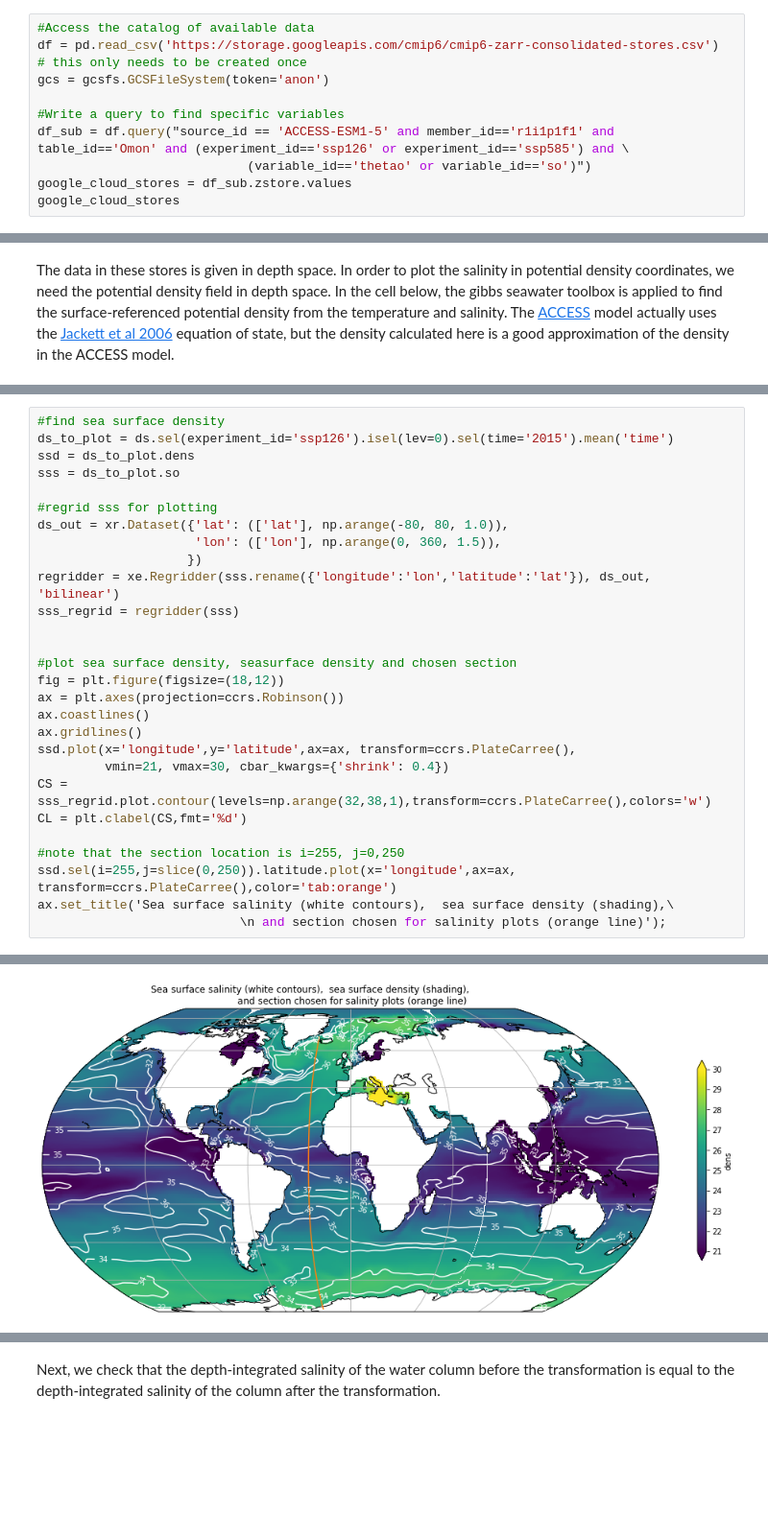
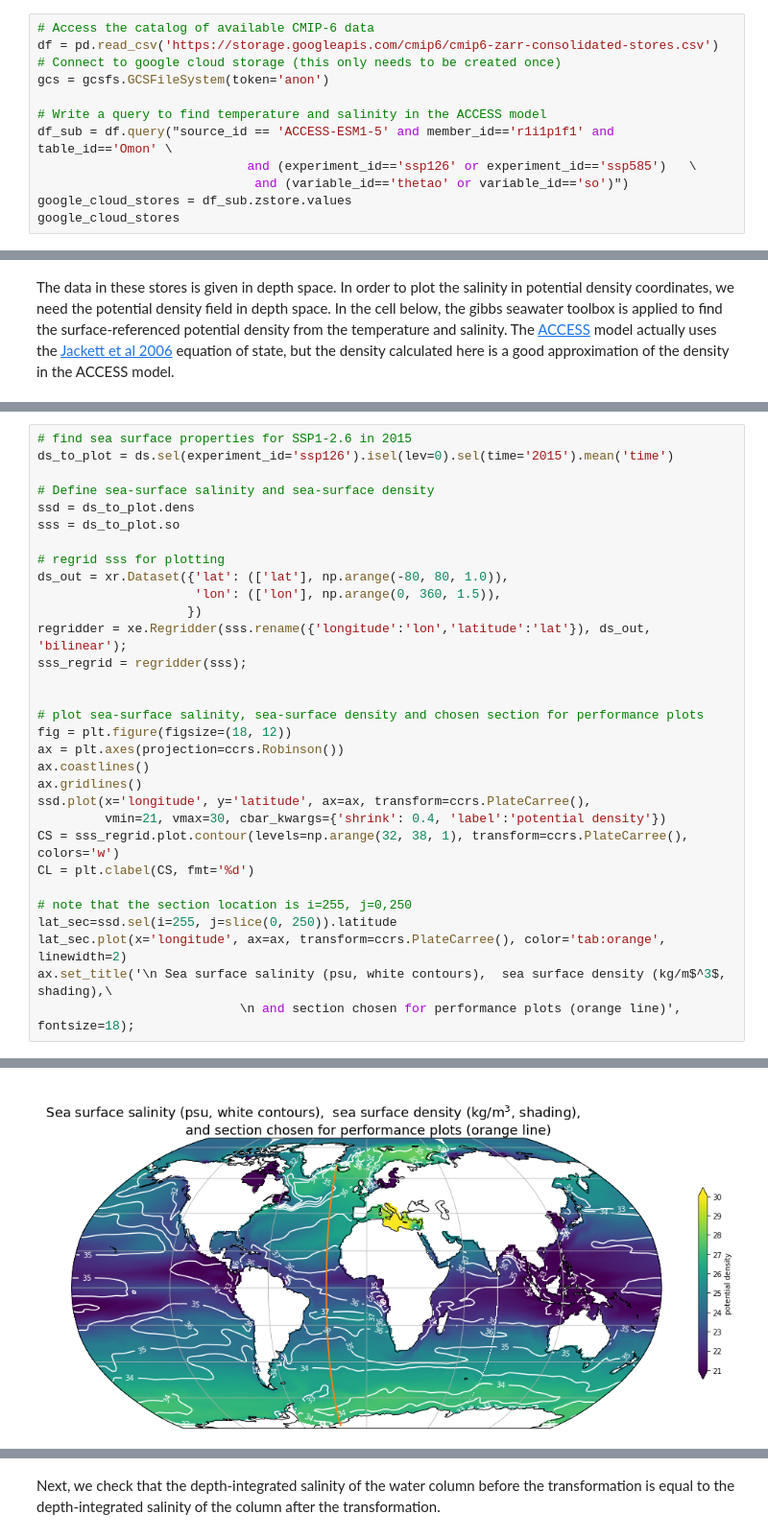
Before and after one commit to cspencerjones/vertical_regridding, a Jupyter notebook: xarrayutils_xlayers.ipynb, the cells around one changed output, grey strips where cells are left out. Shown: that part at 96% size. Drawn from its saved outputs; the diff is of its cells as text; blank space fills up the shorter version.

```diff
--- a/xarrayutils_xlayers.ipynb
+++ b/xarrayutils_xlayers.ipynb
@@ -33,13 +30,14 @@ import warnings
 warnings.filterwarnings('ignore')
 # %%
-#Access the catalog of available data
+# Access the catalog of available CMIP-6 data
 df = pd.read_csv('https://storage.googleapis.com/cmip6/cmip6-zarr-consolidated-stores.csv')
-# this only needs to be created once
+# Connect to google cloud storage (this only needs to be created once)
 gcs = gcsfs.GCSFileSystem(token='anon')
 
-#Write a query to find specific variables
-df_sub = df.query("source_id == 'ACCESS-ESM1-5' and member_id=='r1i1p1f1' and table_id=='Omon' and (experiment_id=='ssp126' or experiment_id=='ssp585') and \
-                            (variable_id=='thetao' or variable_id=='so')")
+# Write a query to find temperature and salinity in the ACCESS model
+df_sub = df.query("source_id == 'ACCESS-ESM1-5' and member_id=='r1i1p1f1' and table_id=='Omon' \
+                            and (experiment_id=='ssp126' or experiment_id=='ssp585')   \
+                             and (variable_id=='thetao' or variable_id=='so')")
 google_cloud_stores = df_sub.zstore.values
 google_cloud_stores
 # %% [output]
@@ -159,32 +124,35 @@ Inital performance calculations are performed on a meridional section in the Atl
 # %%
-#find sea surface density
+# find sea surface properties for SSP1-2.6 in 2015
 ds_to_plot = ds.sel(experiment_id='ssp126').isel(lev=0).sel(time='2015').mean('time')
+
+# Define sea-surface salinity and sea-surface density
 ssd = ds_to_plot.dens
 sss = ds_to_plot.so
 
-#regrid sss for plotting
+# regrid sss for plotting
 ds_out = xr.Dataset({'lat': (['lat'], np.arange(-80, 80, 1.0)),
                      'lon': (['lon'], np.arange(0, 360, 1.5)),
                     })
-regridder = xe.Regridder(sss.rename({'longitude':'lon','latitude':'lat'}), ds_out, 'bilinear')
-sss_regrid = regridder(sss)
+regridder = xe.Regridder(sss.rename({'longitude':'lon','latitude':'lat'}), ds_out, 'bilinear');
+sss_regrid = regridder(sss);
 
 
-#plot sea surface density, seasurface density and chosen section
-fig = plt.figure(figsize=(18,12))
+# plot sea-surface salinity, sea-surface density and chosen section for performance plots
+fig = plt.figure(figsize=(18, 12))
 ax = plt.axes(projection=ccrs.Robinson())
 ax.coastlines()
 ax.gridlines()
-ssd.plot(x='longitude',y='latitude',ax=ax, transform=ccrs.PlateCarree(),
-         vmin=21, vmax=30, cbar_kwargs={'shrink': 0.4})
-CS = sss_regrid.plot.contour(levels=np.arange(32,38,1),transform=ccrs.PlateCarree(),colors='w')
-CL = plt.clabel(CS,fmt='%d')
+ssd.plot(x='longitude', y='latitude', ax=ax, transform=ccrs.PlateCarree(),
+         vmin=21, vmax=30, cbar_kwargs={'shrink': 0.4, 'label':'potential density'})
+CS = sss_regrid.plot.contour(levels=np.arange(32, 38, 1), transform=ccrs.PlateCarree(), colors='w')
+CL = plt.clabel(CS, fmt='%d')
 
-#note that the section location is i=255, j=0,250
-ssd.sel(i=255,j=slice(0,250)).latitude.plot(x='longitude',ax=ax, transform=ccrs.PlateCarree(),color='tab:orange')
-ax.set_title('Sea surface salinity (white contours),  sea surface density (shading),\
-                           \n and section chosen for salinity plots (orange line)');
+# note that the section location is i=255, j=0,250
+lat_sec=ssd.sel(i=255, j=slice(0, 250)).latitude
+lat_sec.plot(x='longitude', ax=ax, transform=ccrs.PlateCarree(), color='tab:orange', linewidth=2)
+ax.set_title('\n Sea surface salinity (psu, white contours),  sea surface density (kg/m$^3$, shading),\
+                           \n and section chosen for performance plots (orange line)', fontsize=18);
 # %% [output]
 Overwrite existing file: bilinear_300x360_160x240.nc
  You can set reuse_weights=True to save computing time.
-[figure, old version]
+[figure, new version]
```
Also changed, not shown: parts of 61 cells of this notebook.
